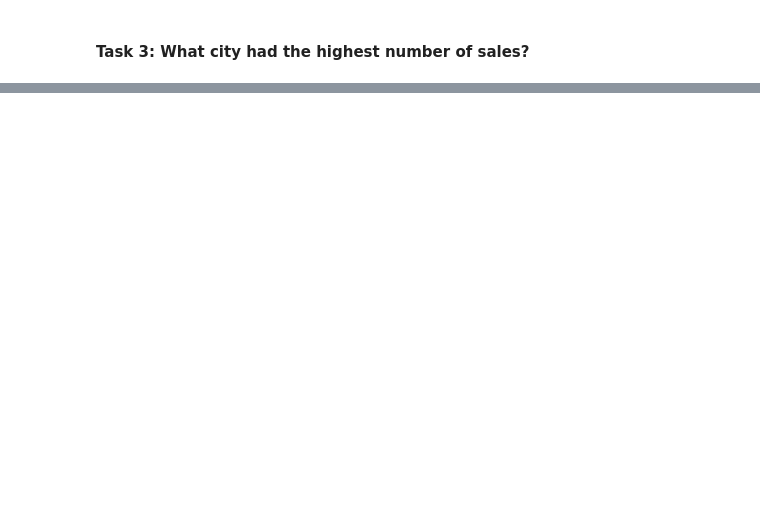
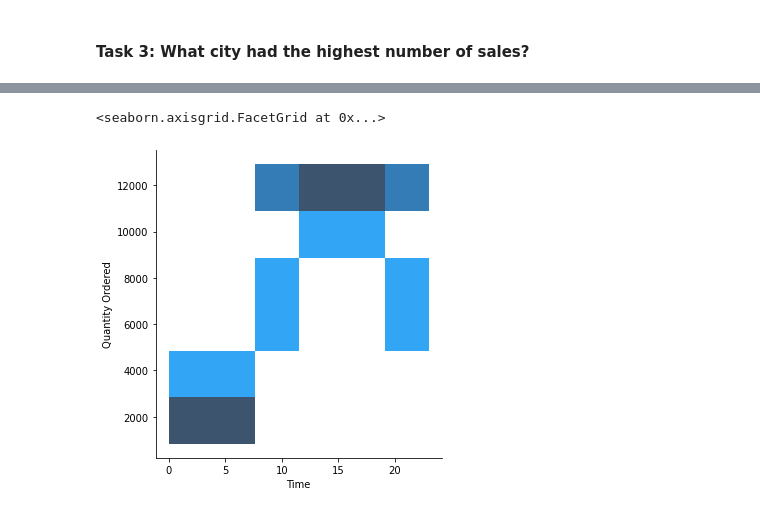
Before and after one commit to ChristinaManara/Sales-Analysis, a Jupyter notebook: Sales Analysis.ipynb, the cells around one changed output, grey strips where cells are left out. Cells and saved outputs as stored; diff of their text form; code cells hidden in the pictures; blank space fills up the shorter version.

```diff
--- a/Sales Analysis.ipynb
+++ b/Sales Analysis.ipynb
@@ -173,0 +279,4 @@ plt.show()
+# %%
+df_append['Time'] = pd.to_datetime(df_append['Order Date'], errors='coerce')
+df_append['Time'] = df_append['Time'].dt.hour
+df_append['Time'] = df_append['Time'].astype('Int64')
@@ -173,0 +299,3 @@ plt.show()
+# %%
+df5 = df_append.groupby('Time')['Quantity Ordered'].count().reset_index()
+df5
@@ -173,0 +320,5 @@ plt.show()
+# %%
+sns.displot(df5 , x=df5['Time'], y=df5['Quantity Ordered'])
+# %% [output]
+<seaborn.axisgrid.FacetGrid at 0x...>
+[figure, added]
```
Also changed, not shown: parts of 22 cells of this notebook.
